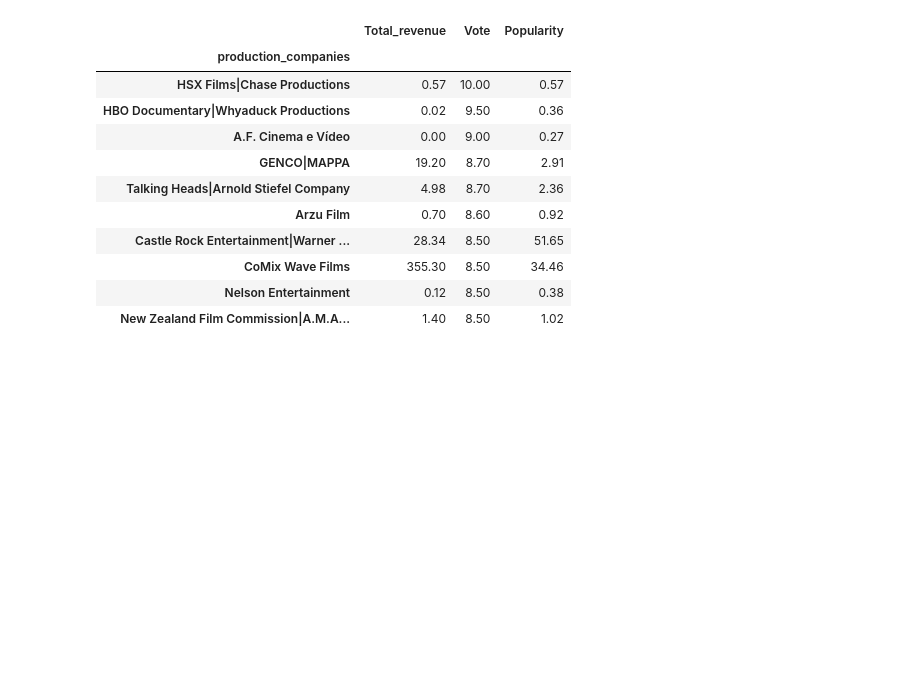
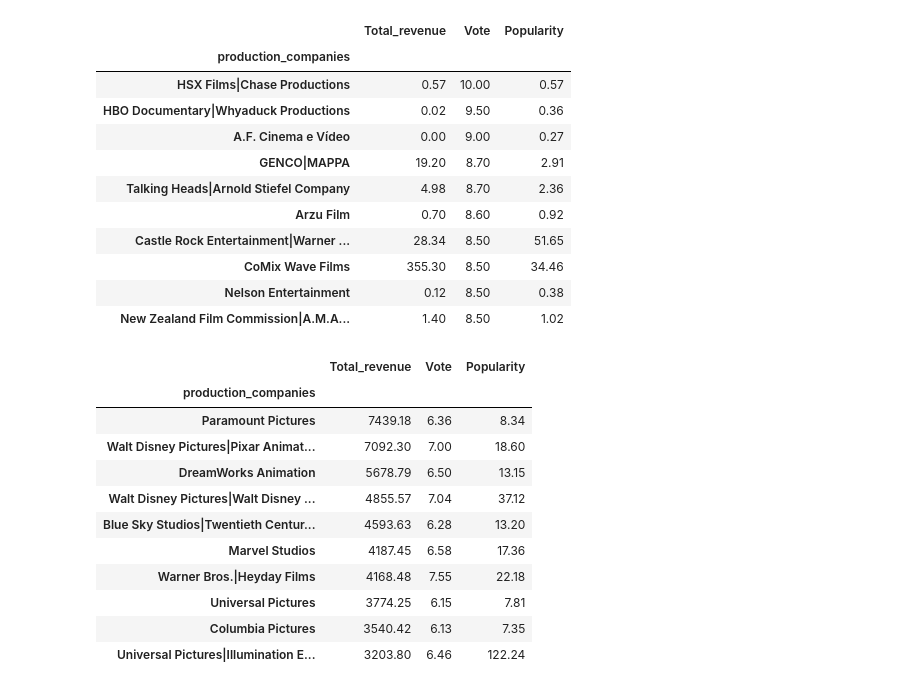
Before and after one commit to ChOfficre/Movies_Dataset, a Jupyter notebook: notebook.ipynb, the cells around one changed output. Drawn from its saved outputs; the diff is of its cells as text; code cells hidden in the pictures; blank space fills up the shorter version.

Commit message:
Most successful of Movies 80-90 Most successful companies

```diff
--- a/notebook.ipynb
+++ b/notebook.ipynb
@@ -1120,3 +1120,18 @@ companies_agg.nlargest(10, 'Vote')
 | CoMix Wave Films | 355.30 | 8.50 | 34.46 |
 | Nelson Entertainment | 0.12 | 8.50 | 0.38 |
 | New Zealand Film Commission|A.M.A... | 1.40 | 8.50 | 1.02 |
+# %%
+companies_agg.nlargest(10, "Total_revenue")
+# %% [output]
+|  | Total_revenue | Vote | Popularity |
+| production_companies |  |  |  |
+| Paramount Pictures | 7439.18 | 6.36 | 8.34 |
+| Walt Disney Pictures|Pixar Animat... | 7092.30 | 7.00 | 18.60 |
+| DreamWorks Animation | 5678.79 | 6.50 | 13.15 |
+| Walt Disney Pictures|Walt Disney ... | 4855.57 | 7.04 | 37.12 |
+| Blue Sky Studios|Twentieth Centur... | 4593.63 | 6.28 | 13.20 |
+| Marvel Studios | 4187.45 | 6.58 | 17.36 |
+| Warner Bros.|Heyday Films | 4168.48 | 7.55 | 22.18 |
+| Universal Pictures | 3774.25 | 6.15 | 7.81 |
+| Columbia Pictures | 3540.42 | 6.13 | 7.35 |
+| Universal Pictures|Illumination E... | 3203.80 | 6.46 | 122.24 |
```
